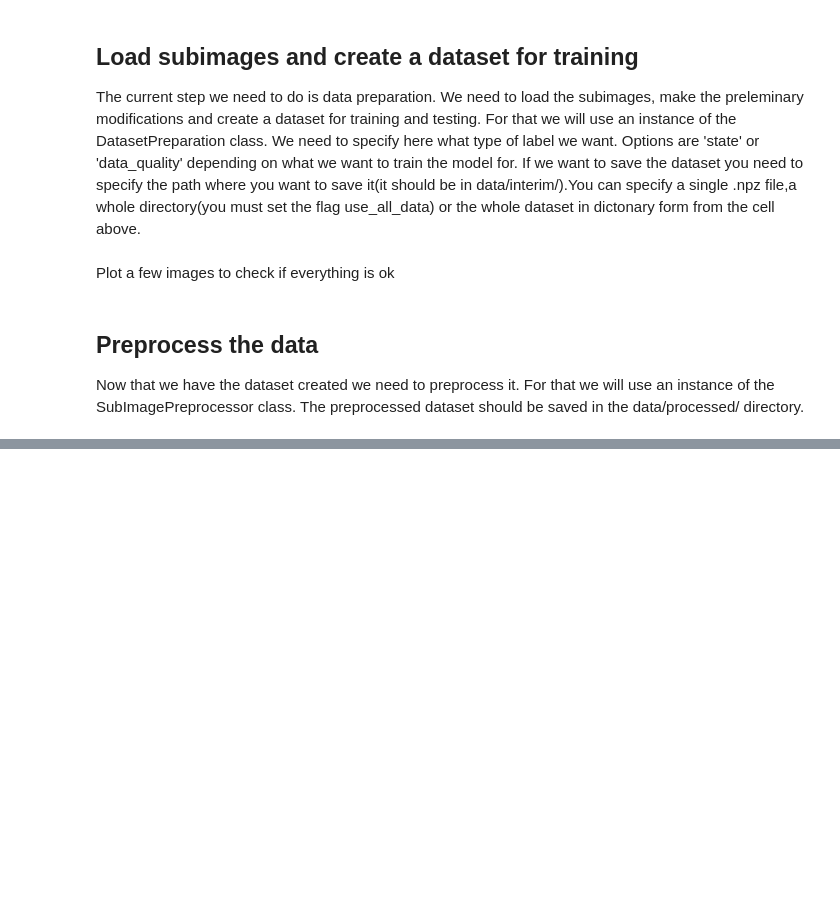
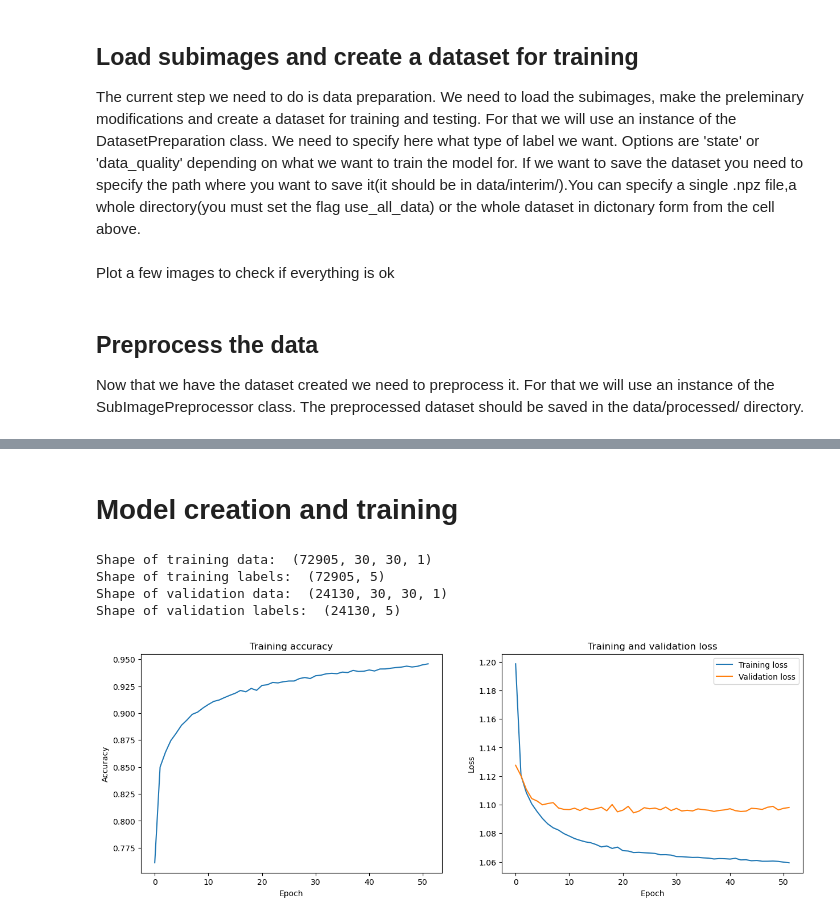
Before and after one commit to equal1/colibri, a Jupyter notebook: notebooks/1-rbals-train-regime-classification.ipynb, the cells around one changed output, grey strips where cells are left out. Cells and saved outputs as stored; diff of their text form; code cells hidden in the pictures; blank space fills up the shorter version.

```diff
--- a/notebooks/1-rbals-train-regime-classification.ipynb
+++ b/notebooks/1-rbals-train-regime-classification.ipynb
@@ -111,0 +119,26 @@ plt.show()
+# %% [markdown]
+# Model creation and training
+# %%
+# Define the path to the dataset
+dataset_path = '../data/processed/data_qflow_v2/simulated/processed_dataset/'
+
+# Load training data and labels
+train_data_path = dataset_path + 'training/processed_training_data.npz'
+train_labels_path = dataset_path + 'training/processed_training_labels.npz'
+train_data = np.load(train_data_path)['data']
+train_labels = np.load(train_labels_path)['labels']
+
+validation_data_path = dataset_path + 'validation/processed_validation_data.npz'
+validation_labels_path = dataset_path + 'validation/processed_validation_labels.npz'
+validation_data = np.load(validation_data_path)['data']
+validation_labels = np.load(validation_labels_path)['labels']
+
+print("Shape of training data: ", train_data.shape)
+print("Shape of training labels: ", train_labels.shape)
+print("Shape of validation data: ", validation_data.shape)
+print("Shape of validation labels: ", validation_labels.shape)
+# %% [output]
+Shape of training data:  (72905, 30, 30, 1)
+Shape of training labels:  (72905, 5)
+Shape of validation data:  (24130, 30, 30, 1)
+Shape of validation labels:  (24130, 5)
@@ -111,0 +174,25 @@ plt.show()
+# %%
+import pandas as pd
+import matplotlib.pyplot as plt
+
+
+# Load the metrics with pandas
+train_accuracy = pd.read_csv('mlruns/0/e147157636f740e197ba27b27402209b/metrics/train_accuracy',sep=' ',header=None, names=["Time", "Accuracy", "Step"])
+train_loss = pd.read_csv('mlruns/0/e147157636f740e197ba27b27402209b/metrics/train_loss',sep=' ', names=["Time", "Train_Loss", "Step"])
+val_loss = pd.read_csv('mlruns/0/e147157636f740e197ba27b27402209b/metrics/val_loss',sep=' ', names=["Time", "Val_Loss", "Step"])
+
+# Plot the metrics
+fig, ax = plt.subplots(1, 2, figsize=(15, 5))
+ax[0].plot(train_accuracy['Step'], train_accuracy['Accuracy'])
+ax[0].set_title('Training accuracy')
+ax[0].set_xlabel('Epoch')
+ax[0].set_ylabel('Accuracy')
+ax[1].plot(train_loss['Step'], train_loss['Train_Loss'], label='Training loss')
+ax[1].plot(val_loss['Step'], val_loss['Val_Loss'], label='Validation loss')
+ax[1].set_title('Training and validation loss')
+ax[1].set_xlabel('Epoch')
+ax[1].set_ylabel('Loss')
+ax[1].legend()
+plt.show()
+# %% [output]
+[figure, added]
```
Also changed, not shown: parts of 9 cells of this notebook, 8 other files.
